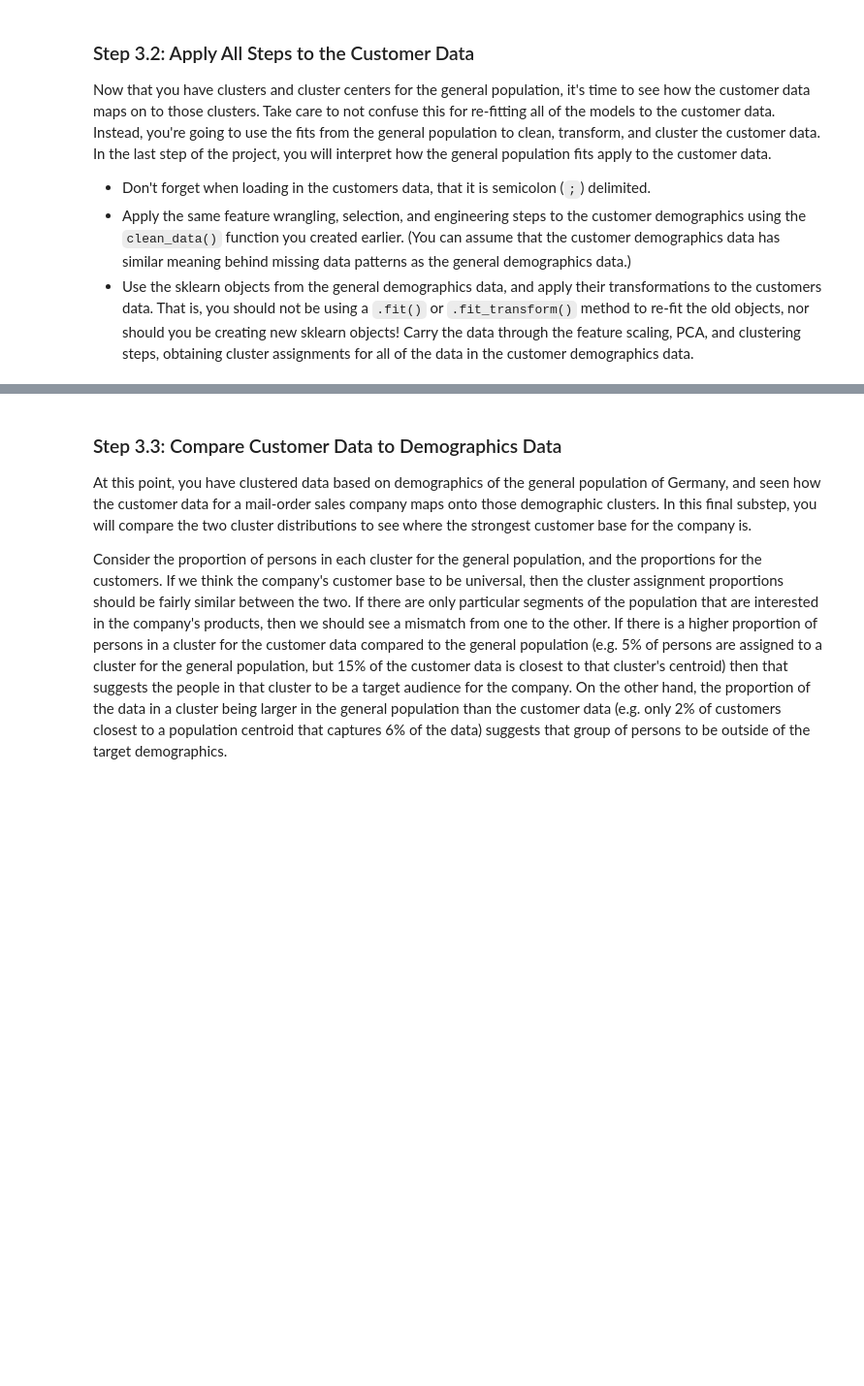
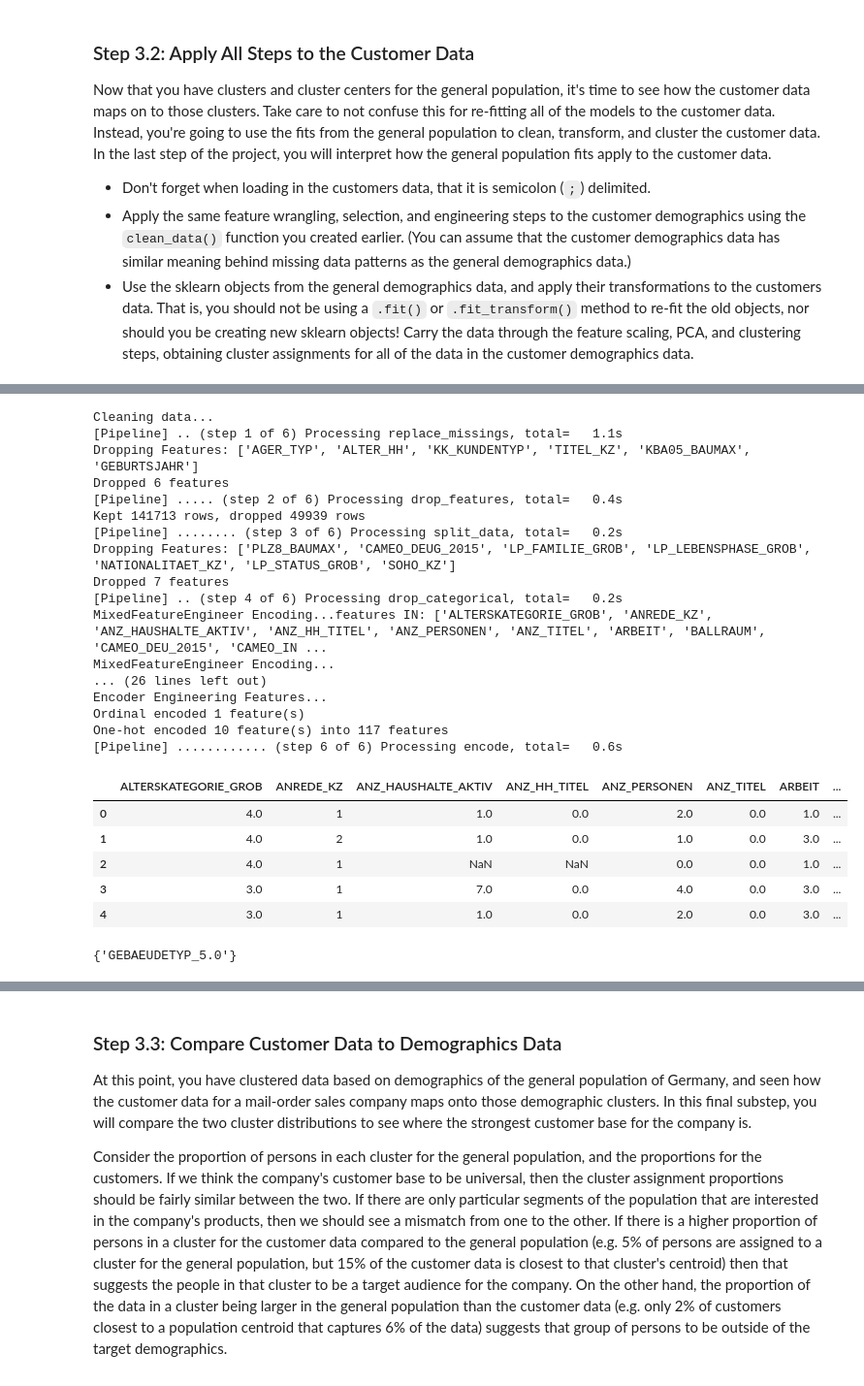
Before and after one commit to kinant/ud-ml-pytorch, a Jupyter notebook: Project 03/identify_customer_segments/Identify_Customer_Segments.ipynb, the cells around one changed output, grey strips where cells are left out. Shown: that part at 97% size. Drawn from its saved outputs; the diff is of its cells as text; code cells hidden in the pictures; blank space fills up the shorter version.

```diff
--- a/Project 03/identify_customer_segments/Identify_Customer_Segments.ipynb
+++ b/Project 03/identify_customer_segments/Identify_Customer_Segments.ipynb
@@ -2246,7 +1655,7 @@ pd.options.display.max_columns = None
 set_config(transform_output="pandas")
 # %%
 DATA_AZDIAS = 'Udacity_AZDIAS_Subset.csv'
-DATA_CUSTOMERS = 'Udacity_Customers.csv'
+DATA_CUSTOMERS = "Udacity_CUSTOMERS_Subset.csv"
 DATA_F_SUMMARY = 'Azdias_Feature_Summary.csv'
 DATA_DICT = 'data_dictionary.json'
 # %%
@@ -2710,12 +2249,32 @@ print(repr(FS_ATTR))
 # %%
 # Apply preprocessing, feature transformation, and clustering from the general
 # demographics onto the customer data, obtaining cluster predictions for the
 # customer demographics data.
-customers_clean, customers_high_missing = clean_data(
-    df=customers_raw,
-    fs=feature_summary,
-    fg=feature_groups,
-    m=mappings,
-    return_both_subsets=True
-)
+customer_pp = deepcopy(az_pp)
+
+customers_clean = customer_pp.clean_data(customers_raw)
 customers_clean.head()
+# %% [output]
+Cleaning data...
+[Pipeline] .. (step 1 of 6) Processing replace_missings, total=   1.1s
+Dropping Features: ['AGER_TYP', 'ALTER_HH', 'KK_KUNDENTYP', 'TITEL_KZ', 'KBA05_BAUMAX', 'GEBURTSJAHR']
+Dropped 6 features
+[Pipeline] ..... (step 2 of 6) Processing drop_features, total=   0.4s
+Kept 141713 rows, dropped 49939 rows
+[Pipeline] ........ (step 3 of 6) Processing split_data, total=   0.2s
+Dropping Features: ['PLZ8_BAUMAX', 'CAMEO_DEUG_2015', 'LP_FAMILIE_GROB', 'LP_LEBENSPHASE_GROB', 'NATIONALITAET_KZ', 'LP_STATUS_GROB', 'SOHO_KZ']
+Dropped 7 features
+[Pipeline] .. (step 4 of 6) Processing drop_categorical, total=   0.2s
+MixedFeatureEngineer Encoding...features IN: ['ALTERSKATEGORIE_GROB', 'ANREDE_KZ', 'ANZ_HAUSHALTE_AKTIV', 'ANZ_HH_TITEL', 'ANZ_PERSONEN', 'ANZ_TITEL', 'ARBEIT', 'BALLRAUM', 'CAMEO_DEU_2015', 'CAMEO_IN ...
+MixedFeatureEngineer Encoding...
+... (26 lines left out)
+Encoder Engineering Features...
+Ordinal encoded 1 feature(s)
+One-hot encoded 10 feature(s) into 117 features
+[Pipeline] ............ (step 6 of 6) Processing encode, total=   0.6s
+|  | ALTERSKATEGORIE_GROB | ANREDE_KZ | ANZ_HAUSHALTE_AKTIV | ANZ_HH_TITEL | ANZ_PERSONEN | ANZ_TITEL | ARBEIT | ... |
+| 0 | 4.0 | 1 | 1.0 | 0.0 | 2.0 | 0.0 | 1.0 | ... |
+| 1 | 4.0 | 2 | 1.0 | 0.0 | 1.0 | 0.0 | 3.0 | ... |
+| 2 | 4.0 | 1 | NaN | NaN | 0.0 | 0.0 | 1.0 | ... |
+| 3 | 3.0 | 1 | 7.0 | 0.0 | 4.0 | 0.0 | 3.0 | ... |
+| 4 | 3.0 | 1 | 1.0 | 0.0 | 2.0 | 0.0 | 3.0 | ... |
@@ -2729,0 +2281,5 @@ customers_scaled.head()
+# %%
+#TODO: FIND OUT WHY THERE IS ONE LESS COLUMN
+print(set(df_population_scaled.columns).difference(set(list(customers_clean.columns))))
+# %% [output]
+{'GEBAEUDETYP_5.0'}
```
Also changed, not shown: parts of 118 cells of this notebook, 1 other file.
